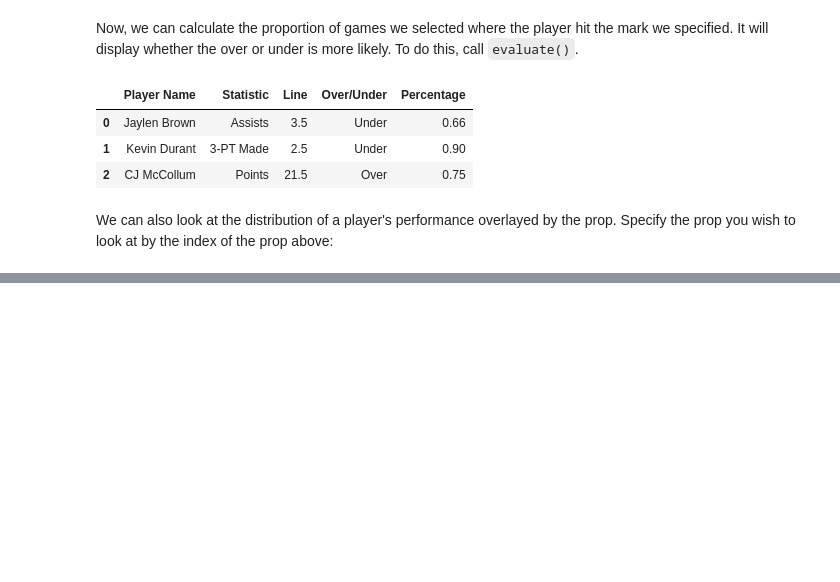
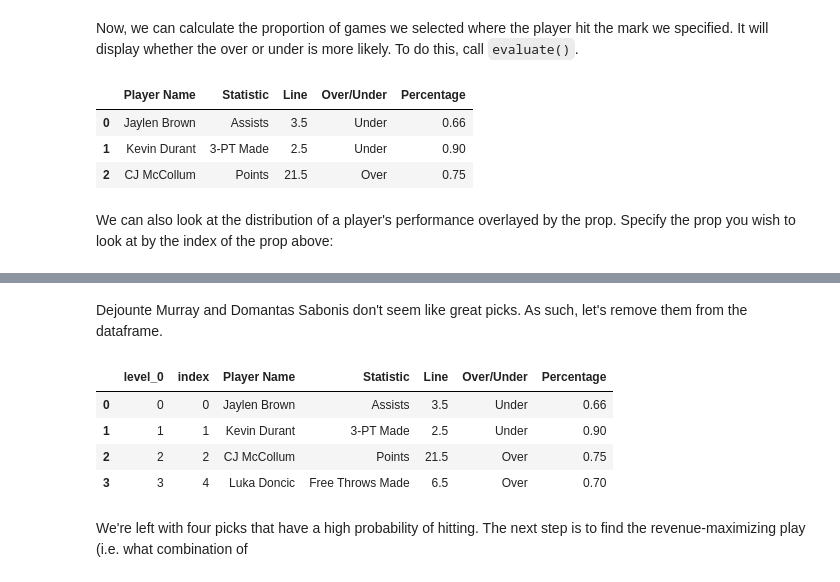
Before and after one commit to camneese/basketball, a Jupyter notebook: Analysis Tutorial.ipynb, the cells around one changed output, grey strips where cells are left out. Drawn from its saved outputs; the diff is of its cells as text; code cells hidden in the pictures; blank space fills up the shorter version.

```diff
--- a/Analysis Tutorial.ipynb
+++ b/Analysis Tutorial.ipynb
@@ -131,0 +154,14 @@ props.histogram(0)
+# %% [markdown]
+Dejounte Murray and Domantas Sabonis don't seem like great picks. As such, let's remove them from the dataframe.
+# %%
+props.remove_prop(3)
+props.remove_prop(4) # Since the removal of Prop 3 drops Prop 5 back by one
+props.display_props()
+# %% [output]
+|  | level_0 | index | Player Name | Statistic | Line | Over/Under | Percentage |
+| 0 | 0 | 0 | Jaylen Brown | Assists | 3.5 | Under | 0.66 |
+| 1 | 1 | 1 | Kevin Durant | 3-PT Made | 2.5 | Under | 0.90 |
+| 2 | 2 | 2 | CJ McCollum | Points | 21.5 | Over | 0.75 |
+| 3 | 3 | 4 | Luka Doncic | Free Throws Made | 6.5 | Over | 0.70 |
+# %% [markdown]
+We're left with four picks that have a high probability of hitting. The next step is to find the revenue-maximizing play (i.e. what combination of
```
Also changed, not shown: parts of 5 cells of this notebook, 1 other file.
